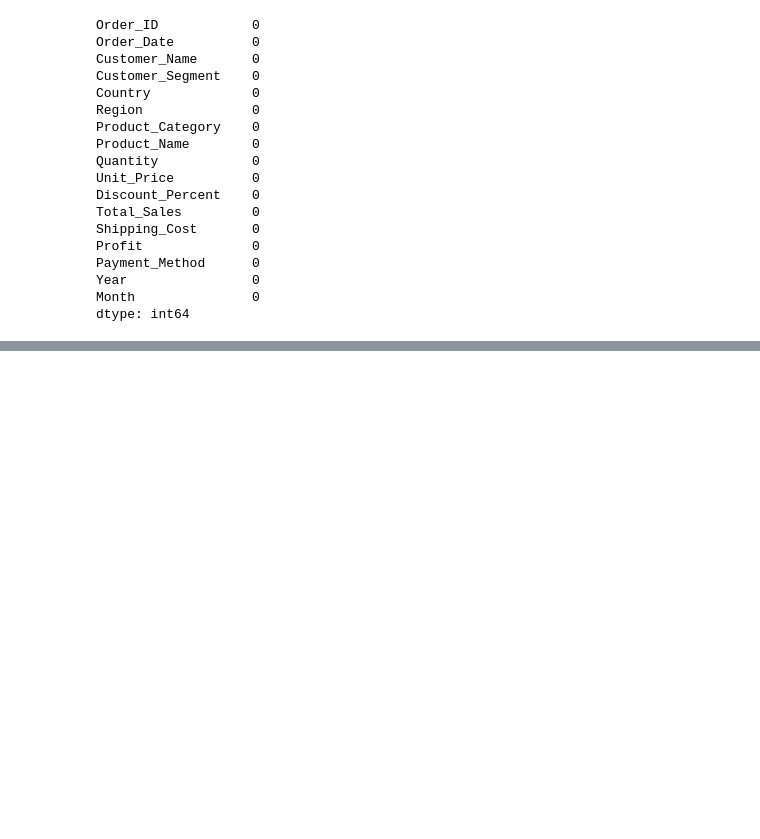
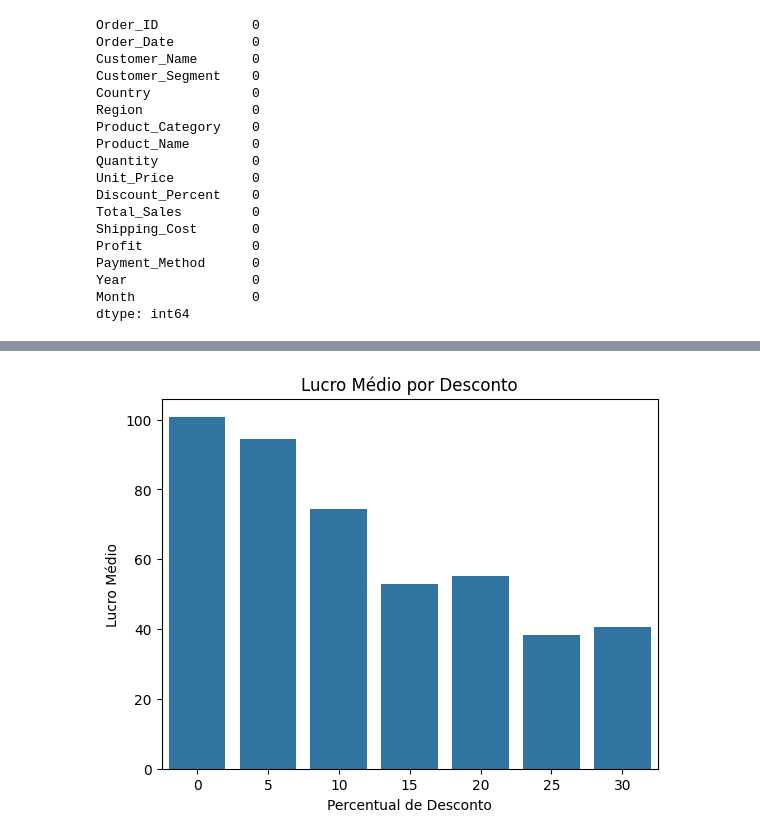
Before and after one commit to IuryFranca15/E-commerce_database, a Jupyter notebook: e-commerce.ipynb, the cells around one changed output, grey strips where cells are left out. Drawn from its saved outputs; the diff is of its cells as text; code cells hidden in the pictures; blank space fills up the shorter version.

```diff
--- a/e-commerce.ipynb
+++ b/e-commerce.ipynb
@@ -39,2 +59,25 @@ df['Region'] = df['Region'].str.lower()
+# %%
+# Qual é a média de Lucro (Profit)
+# para cada nível de Desconto (Discount_Percent)
+
+df2 = df[['Discount_Percent', 'Profit']]
+
+desconto = (
+    df2.groupby('Discount_Percent')['Profit'].mean().reset_index()
+)
+
+sns.barplot(
+    data=desconto,
+    x='Discount_Percent',
+    y='Profit'
+)
+
+plt.xlabel('Percentual de Desconto')
+plt.ylabel('Lucro Médio')
+plt.title('Lucro Médio por Desconto')
+
+plt.show()
+# %% [output]
+[figure, added]
 # %%
 #o que esse dado revela?
```
Also changed, not shown: parts of 9 cells of this notebook.
